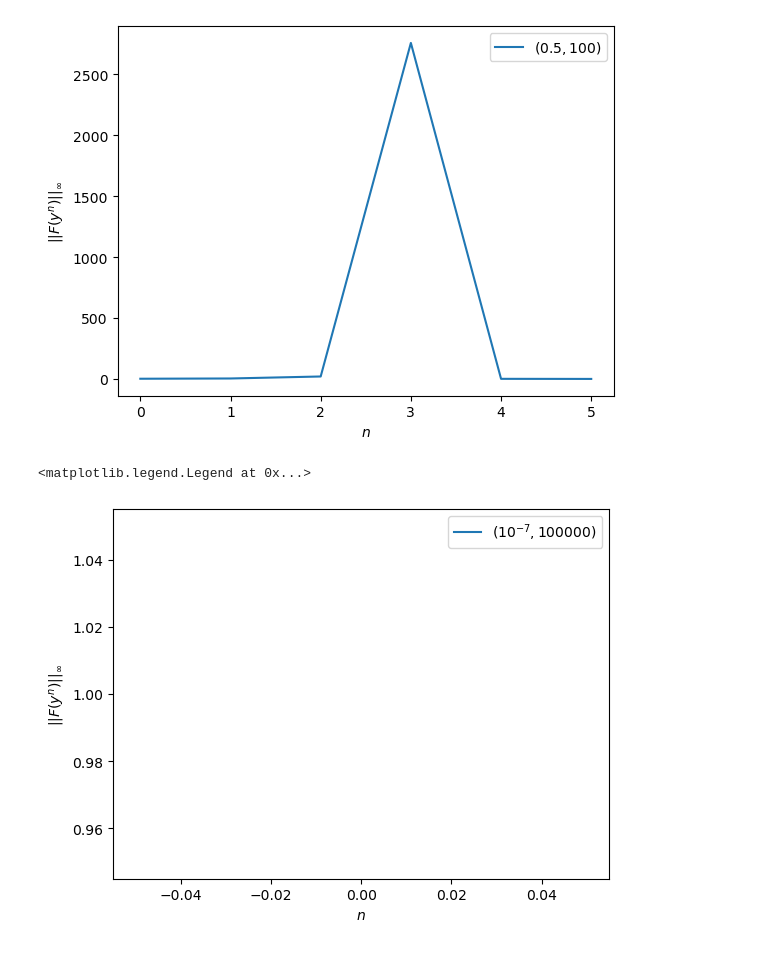
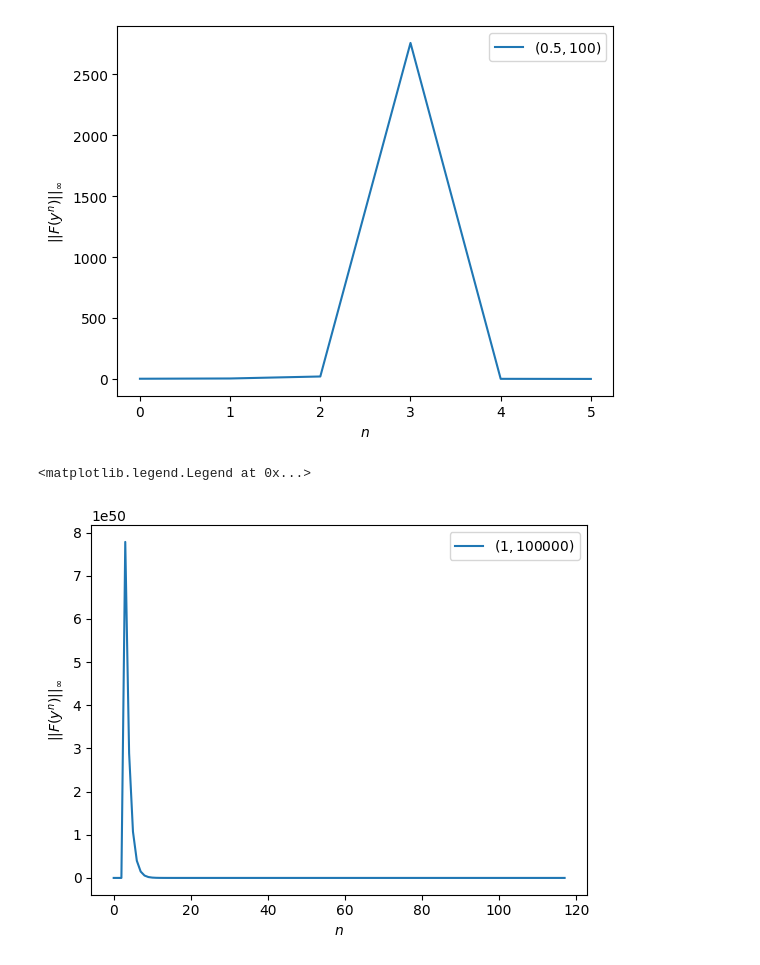
Before and after one commit to finndaut/24bnu, a Jupyter notebook: U12.ipynb, the cells around one changed output. Drawn from its saved outputs; the diff is of its cells as text; code cells hidden in the pictures.

```diff
--- a/U12.ipynb
+++ b/U12.ipynb
@@ -56,12 +57,12 @@ ax.legend()
 <matplotlib.legend.Legend at 0x...>
 [figure]
 # %%
-newton2 = newton(10**-7, 100000, f_funct, f_deriv)
+newton2 = newton(1, 100000, f_funct, f_deriv)
 
 fig, ax = plt.subplots()
-ax.plot(newton2, label='$(10^{-7}, 100000)$')
+ax.plot(newton2, label='$(1, 100000)$')
 ax.set(xlabel='$n$', ylabel='$||F(y^n)||_\infty$')
 ax.legend()
 # %% [output]
 <matplotlib.legend.Legend at 0x...>
-[figure, old version]
+[figure, new version]
```
Also changed, not shown: parts of 1 cell of this notebook.
